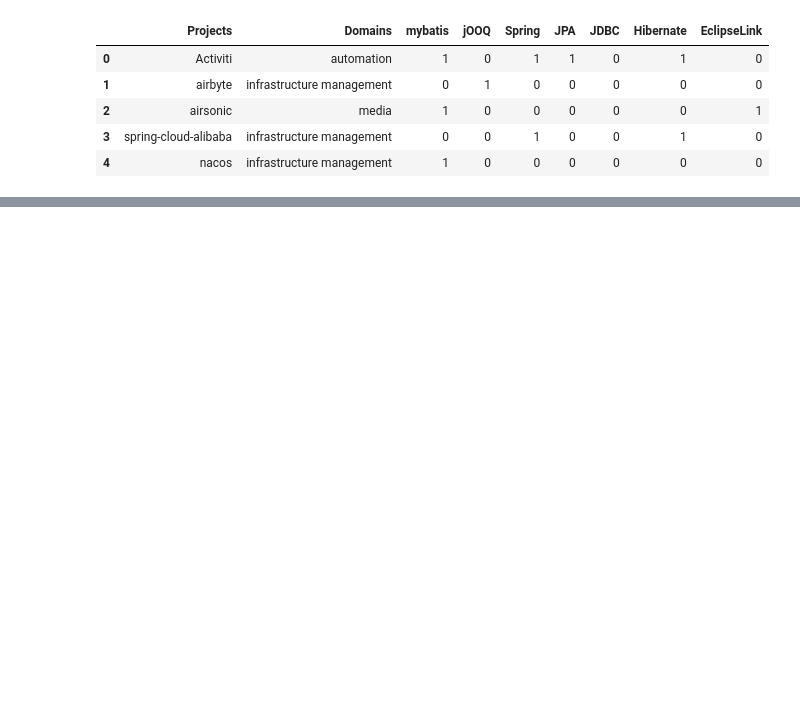
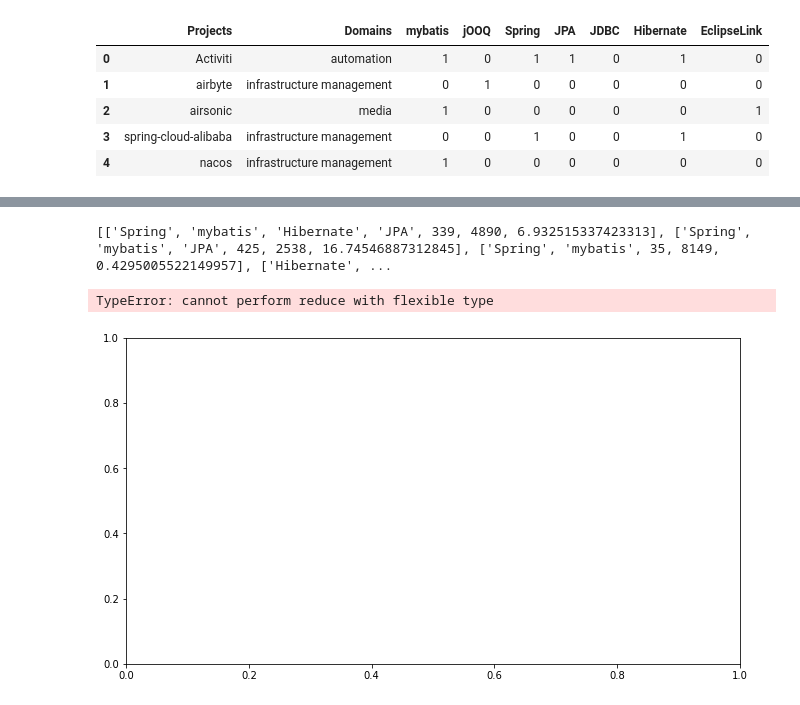
Before and after one commit to gems-uff/db-mining, a Jupyter notebook: src/characterization_implementation.ipynb, the cells around one changed output, grey strips where cells are left out. Drawn from its saved outputs; the diff is of its cells as text; code cells hidden in the pictures; blank space fills up the shorter version.

```diff
--- a/src/characterization_implementation.ipynb
+++ b/src/characterization_implementation.ipynb
@@ -70,0 +124,10 @@ See the caveats in the documentation: https://pandas.pydata.org/pandas-docs/stab
+# %%
+USAGE_FAN_IN_FILE_PATH = RESOURCE_DIR + os.sep + "usage_fan_in_file.xlsx"
+df_usage_fan_in = pd.read_excel(USAGE_FAN_IN_FILE_PATH, engine = 'openpyxl')
+
+CHARACTERIZATION_FILE_PATH = RESOURCE_DIR + os.sep + type_characterization[2]
+implementation = pd.read_excel(CHARACTERIZATION_FILE_PATH, engine = 'openpyxl')
+
+implementation_usage = pd.merge(implementation, df_usage_fan_in, how = 'inner', on = 'Projects')
+implementation_usage = implementation_usage.drop(columns=['Domains', 'DB-Code(Java)', 'DB-Code(XML)', 'Dependencies' ])
+implementation_usage.head()
@@ -70,0 +141,26 @@ See the caveats in the documentation: https://pandas.pydata.org/pandas-docs/stab
+# %%
+new_frameworks_matriz = []
+
+frameworks_list = implementation_usage.iloc[: , 2:].values.tolist()
+
+for i in frameworks_list:
+    new_frameworks_list = [x for x in i if pd.isnull(x) == False]
+    new_frameworks_matriz.append(new_frameworks_list)
+
+print(new_frameworks_matriz)
+# %% [output]
+[['Spring', 'mybatis', 'Hibernate', 'JPA', 339, 4890, 6.932515337423313], ['Spring', 'mybatis', 'JPA', 425, 2538, 16.74546887312845], ['Spring', 'mybatis', 35, 8149, 0.4295005522149957], ['Hibernate', ...
+# %%
+import matplotlib.pyplot as plt
+
+plt.figure(figsize =(11, 6))
+
+bplots = plt.boxplot(new_frameworks_matriz,  vert = 0, patch_artist = False)
+plt.title("Boxplot da base de dados Íris", loc="center", fontsize=18)
+plt.xlabel("Tipos de Flores")
+plt.ylabel("Comprimento das sépalas")
+
+plt.show()
+# %% [output]
+TypeError: cannot perform reduce with flexible type
+[figure, added]
```
Also changed, not shown: parts of 10 cells of this notebook, 5 other files.
